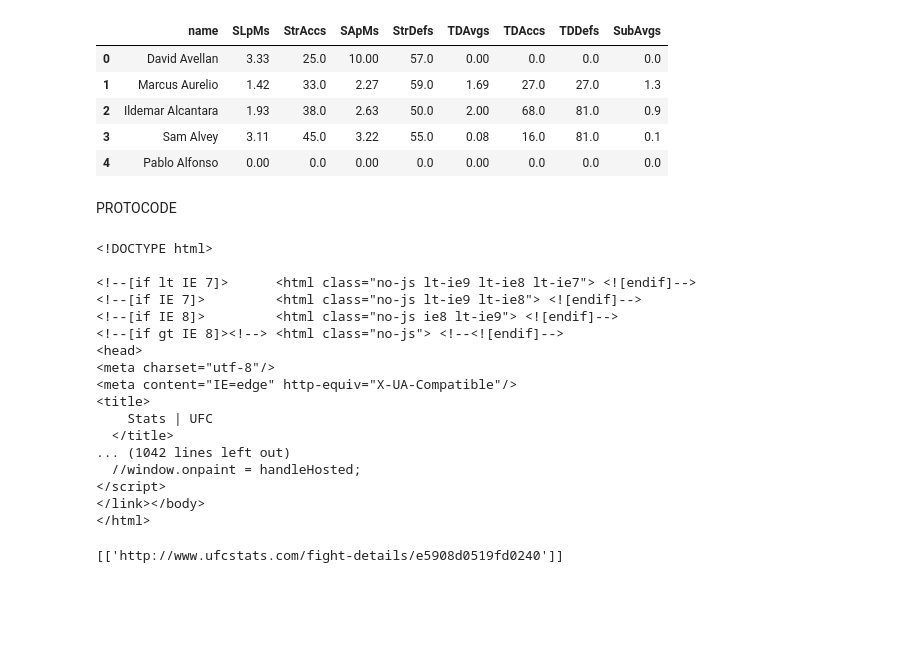
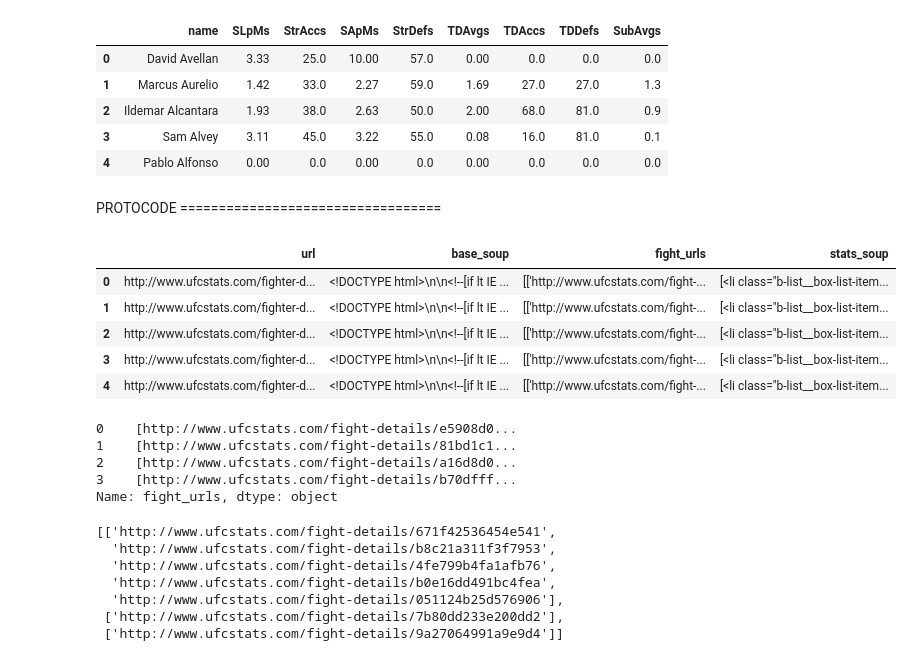
Before and after one commit to Neji128/Creating-a-SQL-Server-via-Web-Scrapping, a Jupyter notebook: Web_Scrapping.ipynb, the cells around one changed output. Saved outputs shown, nothing was run; the diff lists cells and outputs as text; code cells hidden in the pictures; blank space fills up the shorter version.

Commit message:
fight_urls flattened

```diff
--- a/Web_Scrapping.ipynb
+++ b/Web_Scrapping.ipynb
@@ -394,24 +411,18 @@ fighter_career_stats_df.to_csv('fighter_career_stats_csv', index=False)
 # %%
 fight_soups_df.to_csv('fight_soups_csv', index=False)
 # %% [markdown]
-PROTOCODE
+PROTOCODE ==================================
-# %%
-fight_soups_df.soups[0]
-# %% [output]
-<!DOCTYPE html>
-
-<!--[if lt IE 7]>      <html class="no-js lt-ie9 lt-ie8 lt-ie7"> <![endif]-->
-<!--[if IE 7]>         <html class="no-js lt-ie9 lt-ie8"> <![endif]-->
-<!--[if IE 8]>         <html class="no-js ie8 lt-ie9"> <![endif]-->
-<!--[if gt IE 8]><!--> <html class="no-js"> <!--<![endif]-->
-<head>
-<meta charset="utf-8"/>
-<meta content="IE=edge" http-equiv="X-UA-Compatible"/>
-<title>
-    Stats | UFC
-  </title>
-... (1042 lines left out)
-  //window.onpaint = handleHosted;
-</script>
-</link></body>
-</html>
+# %%
+fighter_basic_stats_df = dd.read_csv('fighter_basic_stats_csv')
+fighter_career_stats_df = dd.read_csv('fighter_career_stats_csv')
+soup_database_df = pd.read_csv('soup_database_csv')
+fight_soups_df = pd.read_csv('fight_soups_csv')
+# %%
+display(soup_database_df.head())
+# %% [output]
+|  | url | base_soup | fight_urls | stats_soup |
+| 0 | http://www.ufcstats.com/fighter-d... | <!DOCTYPE html>\n\n<!--[if lt IE ... | [['http://www.ufcstats.com/fight-... | [<li class="b-list__box-list-item... |
+| 1 | http://www.ufcstats.com/fighter-d... | <!DOCTYPE html>\n\n<!--[if lt IE ... | [['http://www.ufcstats.com/fight-... | [<li class="b-list__box-list-item... |
+| 2 | http://www.ufcstats.com/fighter-d... | <!DOCTYPE html>\n\n<!--[if lt IE ... | [['http://www.ufcstats.com/fight-... | [<li class="b-list__box-list-item... |
+| 3 | http://www.ufcstats.com/fighter-d... | <!DOCTYPE html>\n\n<!--[if lt IE ... | [['http://www.ufcstats.com/fight-... | [<li class="b-list__box-list-item... |
+| 4 | http://www.ufcstats.com/fighter-d... | <!DOCTYPE html>\n\n<!--[if lt IE ... | [['http://www.ufcstats.com/fight-... | [<li class="b-list__box-list-item... |
@@ -418,4 +434,19 @@ fight_soups_df.soups[0]
 # %%
-soup_database.fight_urls[0]
+soup_database_df.fight_urls[0:4]
 # %% [output]
-[['http://www.ufcstats.com/fight-details/e5908d0519fd0240']]
+0    [http://www.ufcstats.com/fight-details/e5908d0...
+1    [http://www.ufcstats.com/fight-details/81bd1c1...
+2    [http://www.ufcstats.com/fight-details/a16d8d0...
+3    [http://www.ufcstats.com/fight-details/b70dfff...
+Name: fight_urls, dtype: object
+# %%
+test_list = list(map(fight_url_flattener, tester_fight_url_list))
+test_list
+# %% [output]
+[['http://www.ufcstats.com/fight-details/671f42536454e541',
+  'http://www.ufcstats.com/fight-details/b8c21a311f3f7953',
+  'http://www.ufcstats.com/fight-details/4fe799b4fa1afb76',
+  'http://www.ufcstats.com/fight-details/b0e16dd491bc4fea',
+  'http://www.ufcstats.com/fight-details/051124b25d576906'],
+ ['http://www.ufcstats.com/fight-details/7b80dd233e200dd2'],
+ ['http://www.ufcstats.com/fight-details/9a27064991a9e9d4']]
```
Also changed, not shown: parts of 7 cells of this notebook, 1 other file.
